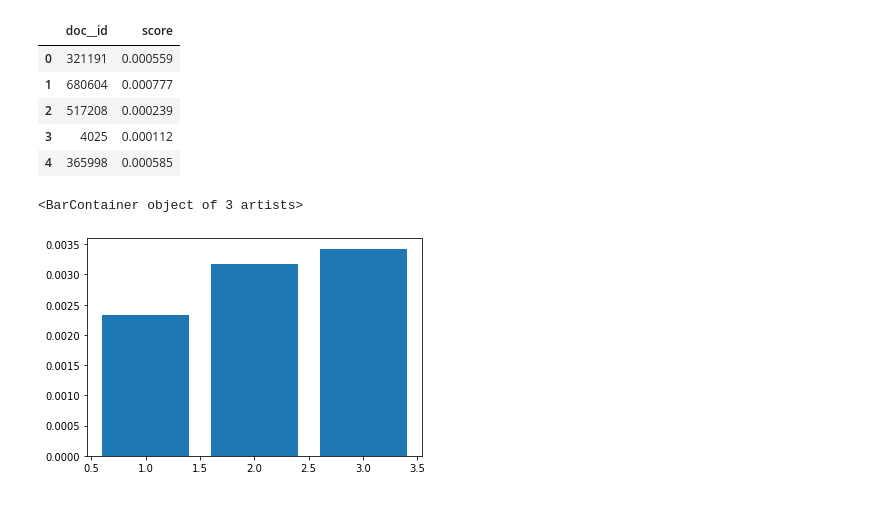
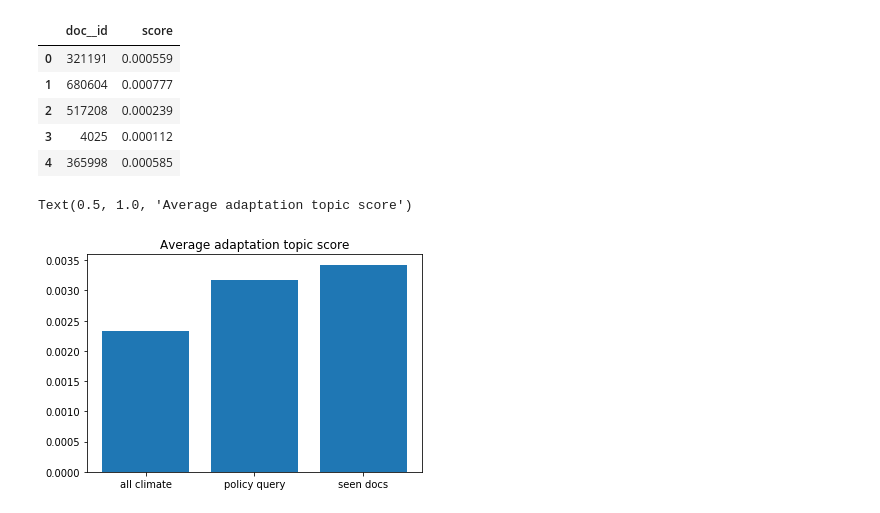
Before and after one commit to mcc-apsis/climate-policy-map, a Jupyter notebook: cross_reference_results.ipynb, the cells around one changed output. Saved outputs shown, nothing was run; the diff lists cells and outputs as text; code cells hidden in the pictures.

```diff
--- a/cross_reference_results.ipynb
+++ b/cross_reference_results.ipynb
@@ -67,15 +67,17 @@ adaptation, adaptation & vulnerability
 # %%
 fig, ax = plt.subplots()
 ax.bar(
     [1,2,3],
     [
         dtdf.score.mean(),
         dtdf[dtdf['doc__id'].isin(q_set)].score.mean(),
         dtdf[dtdf['doc__id'].isin(seen)].score.mean()
     ]
 )
 ax.set_xticks([1,2,3])
-ax.set_xticklabels(['all climate',''])
+ax.set_xticklabels(['all climate','policy query','seen docs'])
+
+ax.set_title("Average adaptation topic score")
 # %% [output]
-<BarContainer object of 3 artists>
+Text(0.5, 1.0, 'Average adaptation topic score')
-[figure, old version]
+[figure, new version]
```
Also changed, not shown: parts of 2 cells of this notebook, 6 other files.
